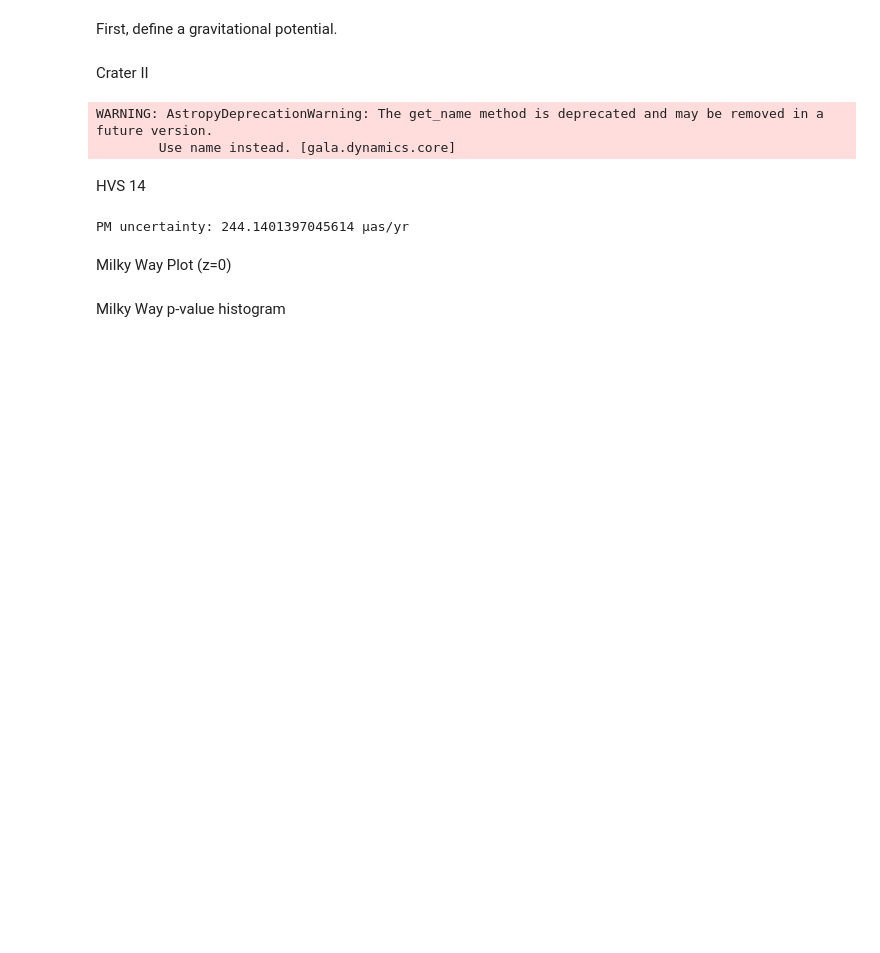
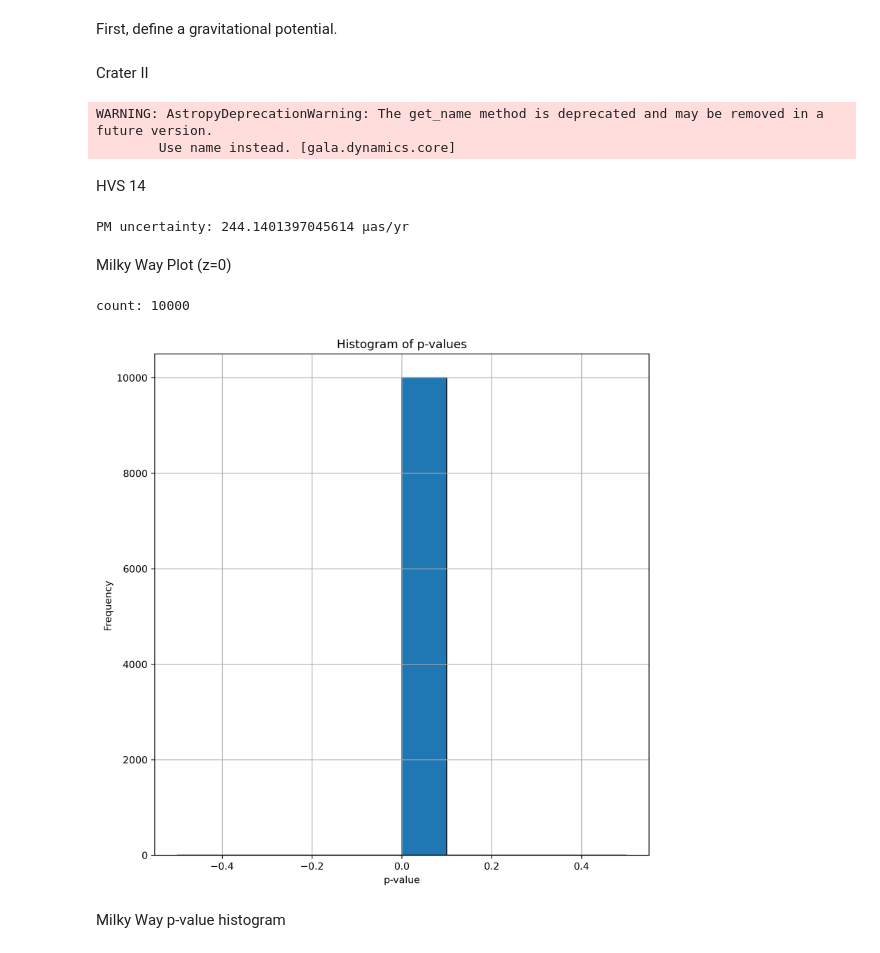
Before and after one commit to HaydenTedrake/HPV_project, a Jupyter notebook: Results/Forecast/foreCraterII+HVS14.ipynb, the cells around one changed output. Saved outputs shown, nothing was run; the diff lists cells and outputs as text; code cells hidden in the pictures; blank space fills up the shorter version.

```diff
--- a/Results/Forecast/foreCraterII+HVS14.ipynb
+++ b/Results/Forecast/foreCraterII+HVS14.ipynb
@@ -180,9 +180,9 @@ dict14 = {
     'dist': 102.66, #kpc
     'e_dist': 16.55, #kpc
     'pmra': -2.17, #mas/yr
-    'e_pmra': 1.38, #mas/yr
+    'e_pmra': 3.86139546e-02,
     'pmdec': 2.28, #mas/yr
-    'e_pmdec': 1.68, #mas/yr
+    'e_pmdec': 3.86139546e-02,
     'rv': 537.30, #km/s
     'e_rv': 7.20, #km/s
     }
@@ -209,26 +209,31 @@ PM uncertainty: 244.1401397045614 µas/yr
 # %% [markdown]
 Milky Way Plot (z=0)
 # %%
-# from tqdm import tqdm
+from tqdm import tqdm
 
-# count = 0
-# p_values_1 = []
-# for _ in tqdm(range(10000)):
-#     p_value, times = plot_closest(dict14, hvs14_ics, distance_mw, mw=True)
-#     p_values_1.append(p_value)
-#     if p_value < 0.05:
-#         count += 1
-# print(f"count: {count}")
+count = 0
+p_values = []
+for _ in tqdm(range(10000)):
+    p_value, times = plot_closest(dict14, hvs14_ics, distance_mw, mw=True)
+    p_values.append(p_value)
+    if p_value < 0.05:
+        count += 1
+print(f"count: {count}")
 
-# # Plot histogram
-# plt.hist(p_values_1, bins=10, edgecolor='black')
-# plt.xlabel('p-value')
-# plt.ylabel('Frequency')
-# plt.title('Histogram of p-values')
-# plt.grid(True)
-# plt.show()
+# Plot histogram
+plt.figure(figsize=(8, 8), dpi=300)
+plt.hist(p_values, bins=10, edgecolor='black')
+plt.xlabel('p-value')
+plt.ylabel('Frequency')
+plt.title('Histogram of p-values')
+plt.grid(True)
+plt.tight_layout()
+plt.show()
 
-# np.save('10000p_values_12.npy', np.array(p_values_1))
+np.save('MW_p-values/p_values_3.npy', np.array(p_values))
+# %% [output]
+count: 10000
+[figure, added]
 # %% [markdown]
 Milky Way p-value histogram
 # %%
```
Also changed, not shown: parts of 5 cells of this notebook, 30 other files.
